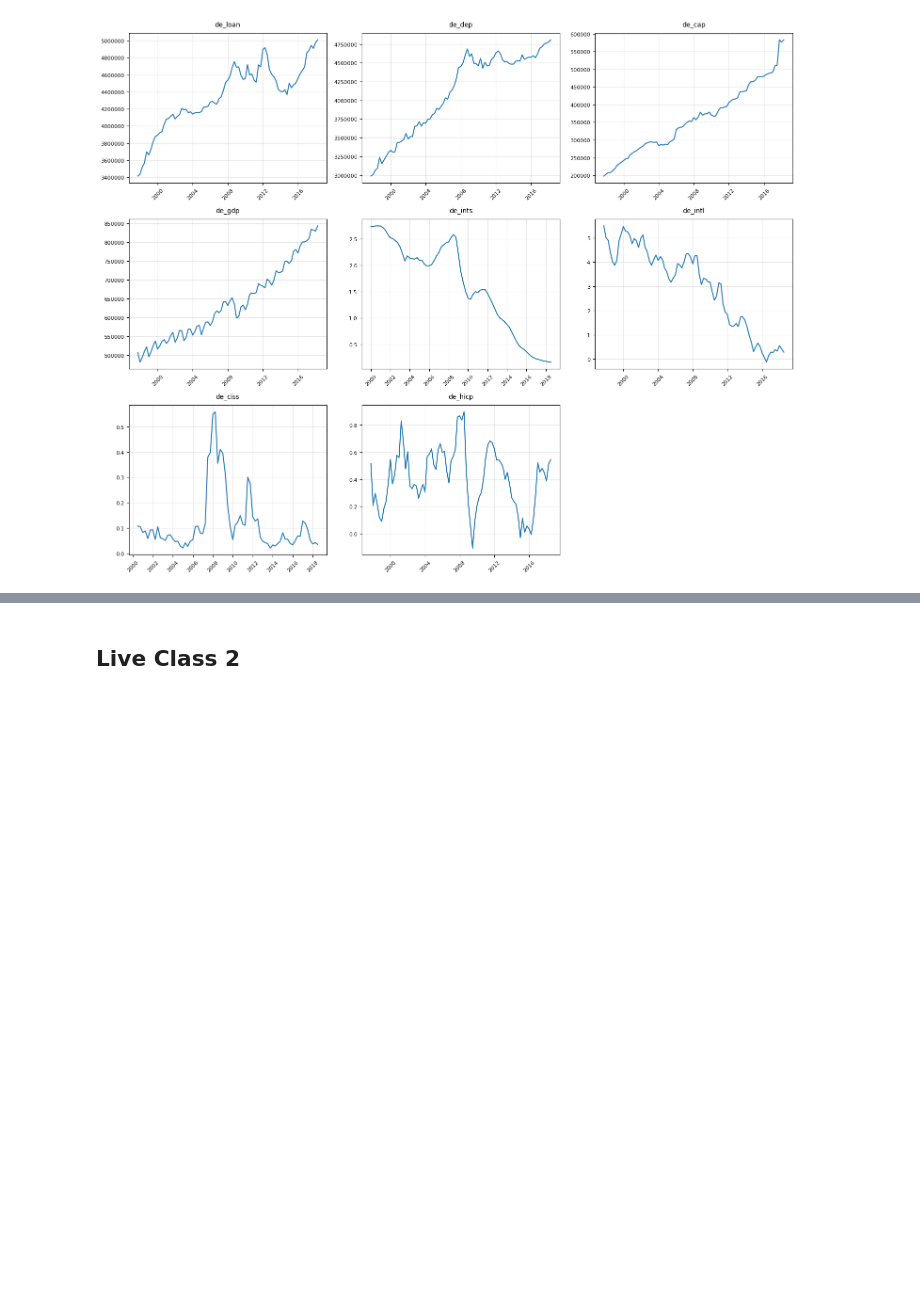
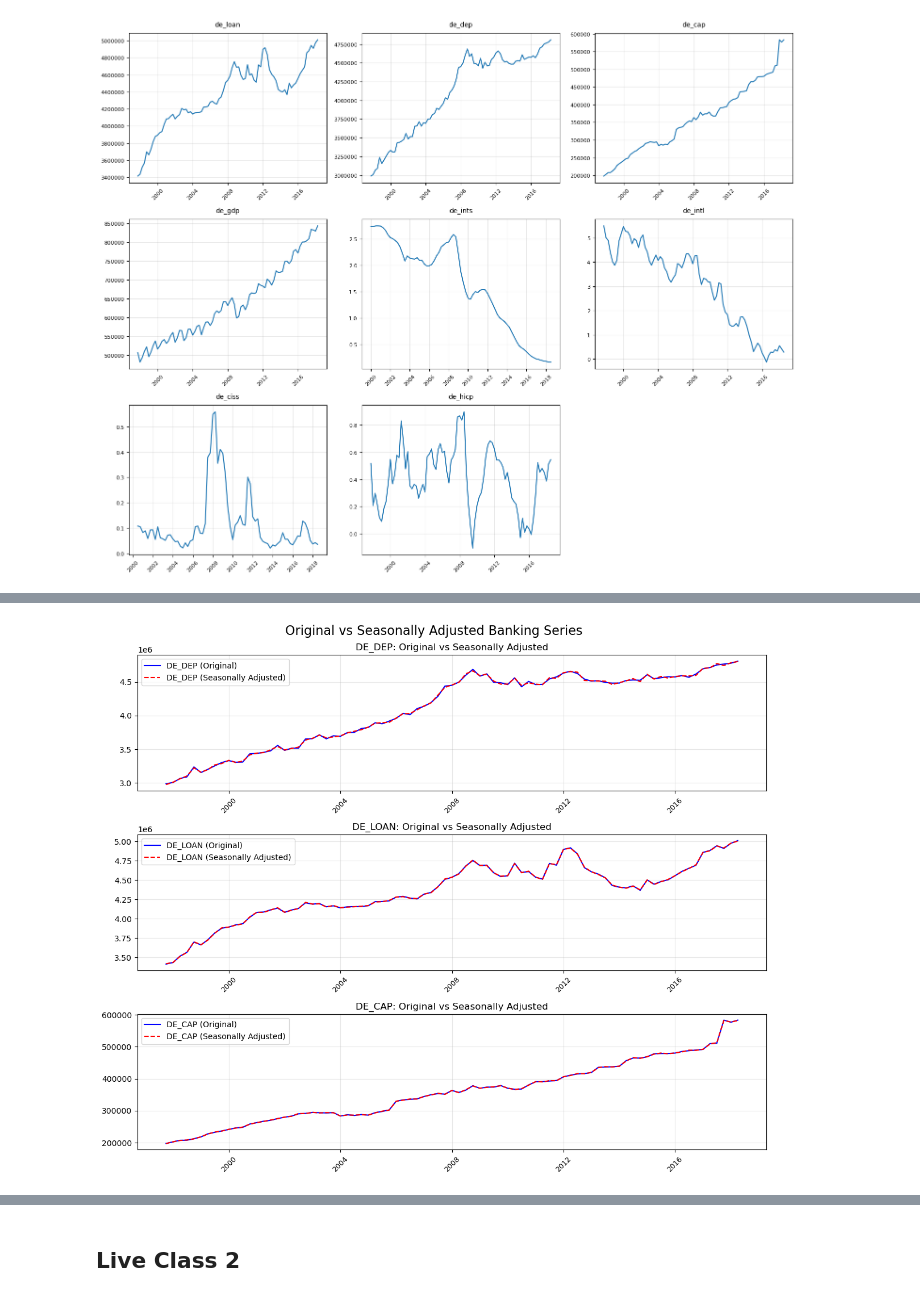
Before and after one commit to hugobrrss/FBF, a Jupyter notebook: FBF_TimeSeries_LiveClasses.ipynb, the cells around one changed output, grey strips where cells are left out. Drawn from its saved outputs; the diff is of its cells as text; code cells hidden in the pictures; blank space fills up the shorter version.

```diff
--- a/FBF_TimeSeries_LiveClasses.ipynb
+++ b/FBF_TimeSeries_LiveClasses.ipynb
@@ -220,0 +223,36 @@ plt.show()
+# %%
+# Seasonal adjustement of banking series using seasonal_decompose from statsmodel
+# Multiplicative seasonal adjustment (best for GDP)
+from statsmodels.tsa.seasonal import seasonal_decompose
+
+banking_vars = ['de_dep','de_loan','de_cap']
+for var in banking_vars:
+    decomp = seasonal_decompose(final_df[var].dropna(), model='multiplicative', period=4)
+    final_df[f'{var}_sa'] = final_df[var] / decomp.seasonal
+
+# Let's plot to see
+fig, axes = plt.subplots(3, 1, figsize=(12, 10))
+fig.suptitle('Original vs Seasonally Adjusted Banking Series', fontsize=16)
+
+for i, var in enumerate(banking_vars):
+    ax = axes[i]
+
+    # Convert index to timestamps if needed for plotting
+    x_values = final_df.index.to_timestamp() if hasattr(final_df.index, 'to_timestamp') else final_df.index
+
+    # Plot original and seasonally adjusted series
+    ax.plot(x_values, final_df[var], label=f'{var.upper()} (Original)',
+            linewidth=1.5, color='blue')
+    ax.plot(x_values, final_df[f'{var}_sa'], label=f'{var.upper()} (Seasonally Adjusted)',
+            linewidth=1.5, color='red', linestyle='--')
+
+    # Formatting
+    ax.set_title(f'{var.upper()}: Original vs Seasonally Adjusted')
+    ax.legend()
+    ax.grid(True, alpha=0.3)
+    ax.tick_params(axis='x', rotation=45, labelsize=9)
+
+plt.tight_layout()
+plt.show()
+# %% [output]
+[figure, added]
```
Also changed, not shown: parts of 24 cells of this notebook.
